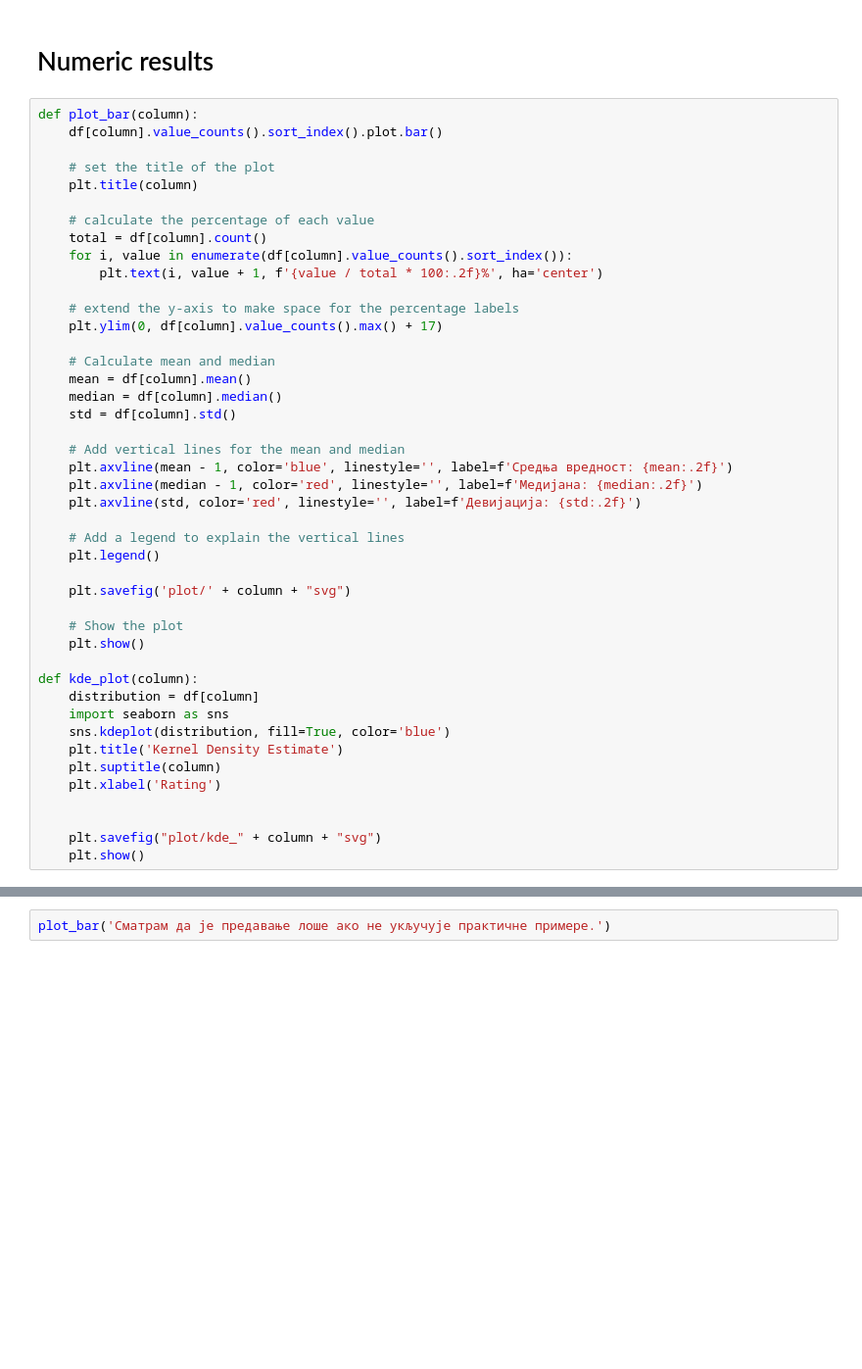
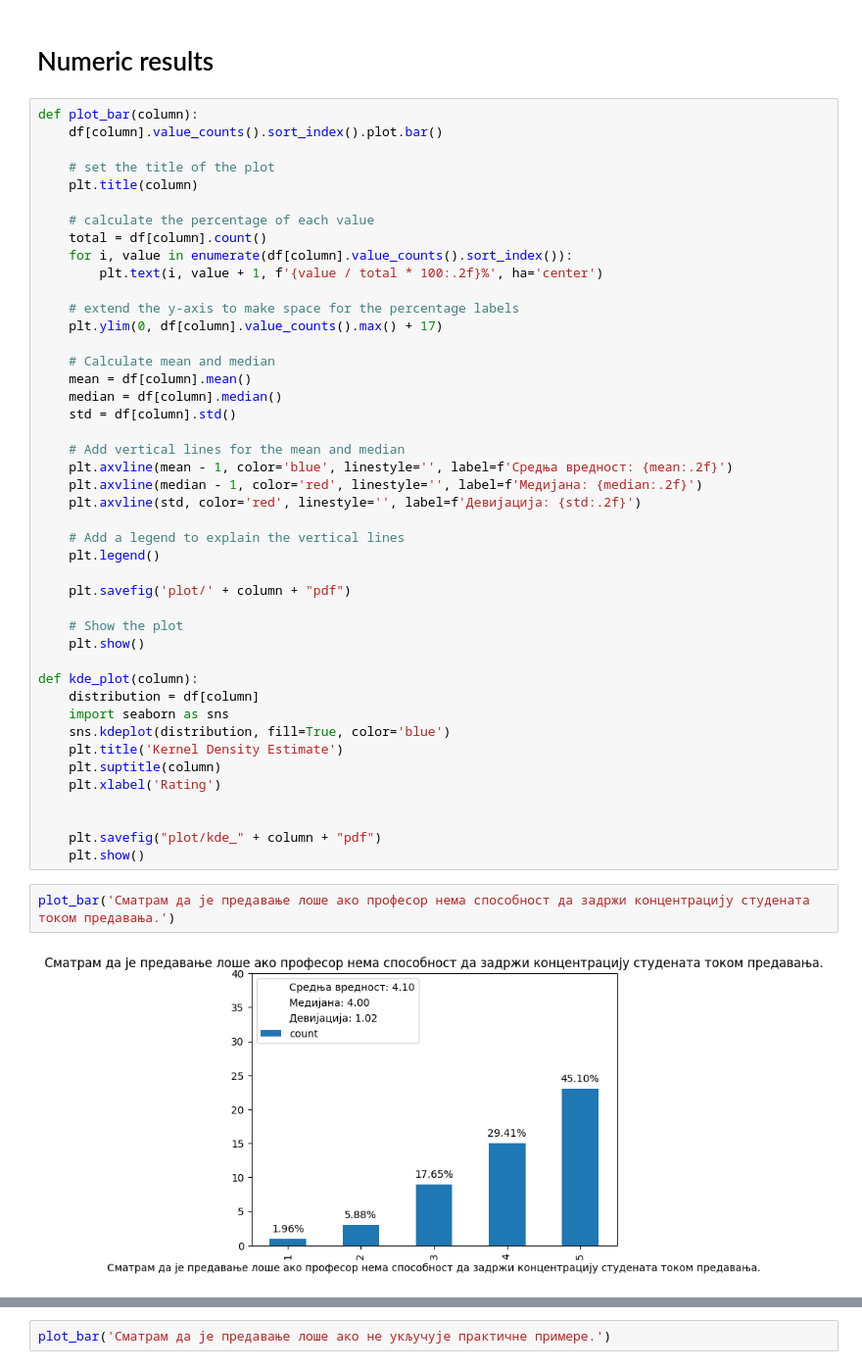
Before and after one commit to Brankonymous/StaCiniLosePredavanje, a Jupyter notebook: eda.ipynb, the cells around one changed output, grey strips where cells are left out. Shown at 98% size. Saved outputs shown, nothing was run; the diff lists cells and outputs as text; blank space fills up the shorter version.

```diff
--- a/eda.ipynb
+++ b/eda.ipynb
@@ -136,7 +138,7 @@ def plot_bar(column):
     # Add a legend to explain the vertical lines
     plt.legend()
 
-    plt.savefig('plot/' + column + "svg")
+    plt.savefig('plot/' + column + "pdf")
 
     # Show the plot
     plt.show()
@@ -150,5 +152,9 @@ def kde_plot(column):
     plt.xlabel('Rating')
 
 
-    plt.savefig("plot/kde_" + column + "svg")
+    plt.savefig("plot/kde_" + column + "pdf")
     plt.show()
+# %%
+plot_bar('Сматрам да је предавање лоше ако професор нема способност да задржи концентрацију студената током предавања.')
+# %% [output]
+[figure, added]
```
Also changed, not shown: parts of 9 cells of this notebook, 24 other files.
